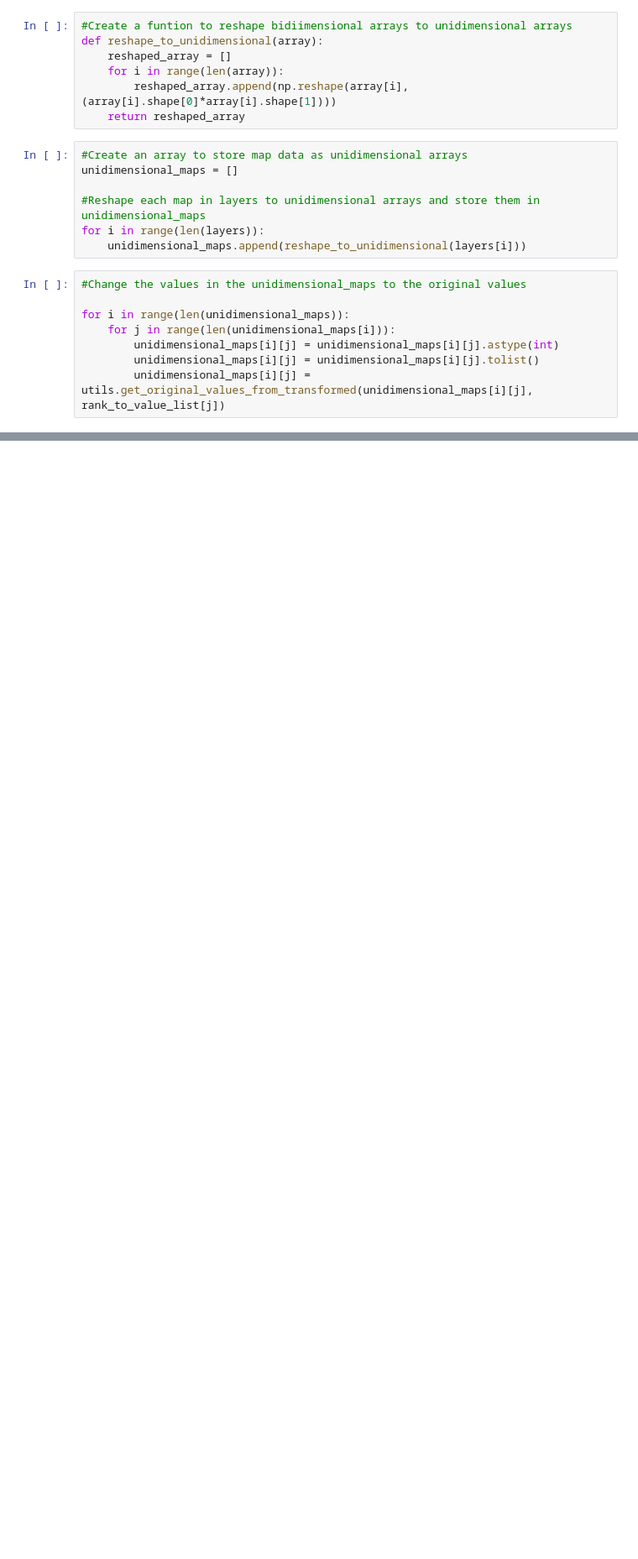
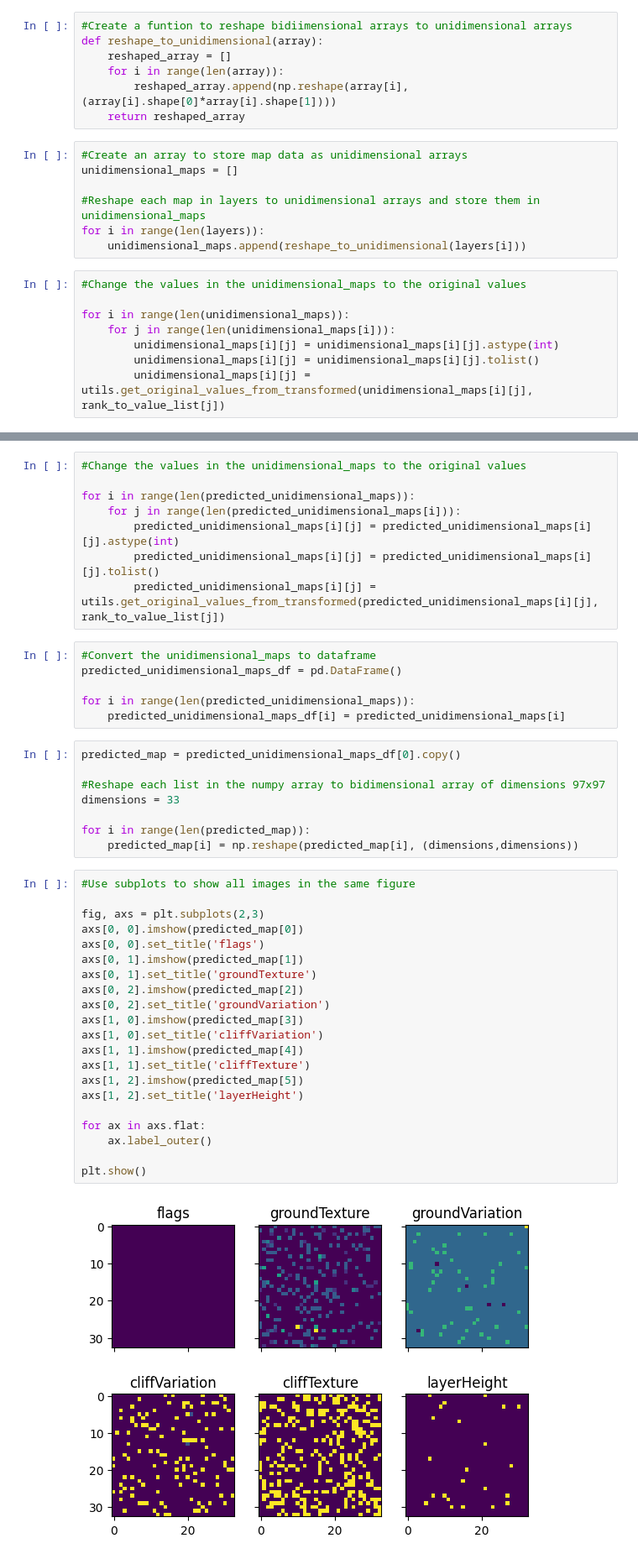
Before and after one commit to ClaudixoPG/DSI_PCG_War3MapGeneratorAutoencoder, a Jupyter notebook: Proyecto/AutoEncoder.ipynb, the cells around one changed output, grey strips where cells are left out. Shown: that part at 84% size. Cells and saved outputs as stored; diff of their text form; blank space fills up the shorter version.

```diff
--- a/Proyecto/AutoEncoder.ipynb
+++ b/Proyecto/AutoEncoder.ipynb
@@ -623,0 +806,45 @@ unidimensional_maps_df.to_json(r'C:\Users\dsolj\Desktop\WARCRAFT_MAPS_JSON_FILES
+# %%
+#Change the values in the unidimensional_maps to the original values
+
+for i in range(len(predicted_unidimensional_maps)):
+    for j in range(len(predicted_unidimensional_maps[i])):
+        predicted_unidimensional_maps[i][j] = predicted_unidimensional_maps[i][j].astype(int)
+        predicted_unidimensional_maps[i][j] = predicted_unidimensional_maps[i][j].tolist()
+        predicted_unidimensional_maps[i][j] = utils.get_original_values_from_transformed(predicted_unidimensional_maps[i][j], rank_to_value_list[j])
+# %%
+#Convert the unidimensional_maps to dataframe
+predicted_unidimensional_maps_df = pd.DataFrame()
+
+for i in range(len(predicted_unidimensional_maps)):
+    predicted_unidimensional_maps_df[i] = predicted_unidimensional_maps[i]
+# %%
+predicted_map = predicted_unidimensional_maps_df[0].copy()
+
+#Reshape each list in the numpy array to bidimensional array of dimensions 97x97
+dimensions = 33
+
+for i in range(len(predicted_map)):
+    predicted_map[i] = np.reshape(predicted_map[i], (dimensions,dimensions))
+# %%
+#Use subplots to show all images in the same figure
+
+fig, axs = plt.subplots(2,3)
+axs[0, 0].imshow(predicted_map[0])
+axs[0, 0].set_title('flags')
+axs[0, 1].imshow(predicted_map[1])
+axs[0, 1].set_title('groundTexture')
+axs[0, 2].imshow(predicted_map[2])
+axs[0, 2].set_title('groundVariation')
+axs[1, 0].imshow(predicted_map[3])
+axs[1, 0].set_title('cliffVariation')
+axs[1, 1].imshow(predicted_map[4])
+axs[1, 1].set_title('cliffTexture')
+axs[1, 2].imshow(predicted_map[5])
+axs[1, 2].set_title('layerHeight')
+
+for ax in axs.flat:
+    ax.label_outer()
+
+plt.show()
+# %% [output]
+[figure, added]
```
Also changed, not shown: parts of 42 cells of this notebook.
